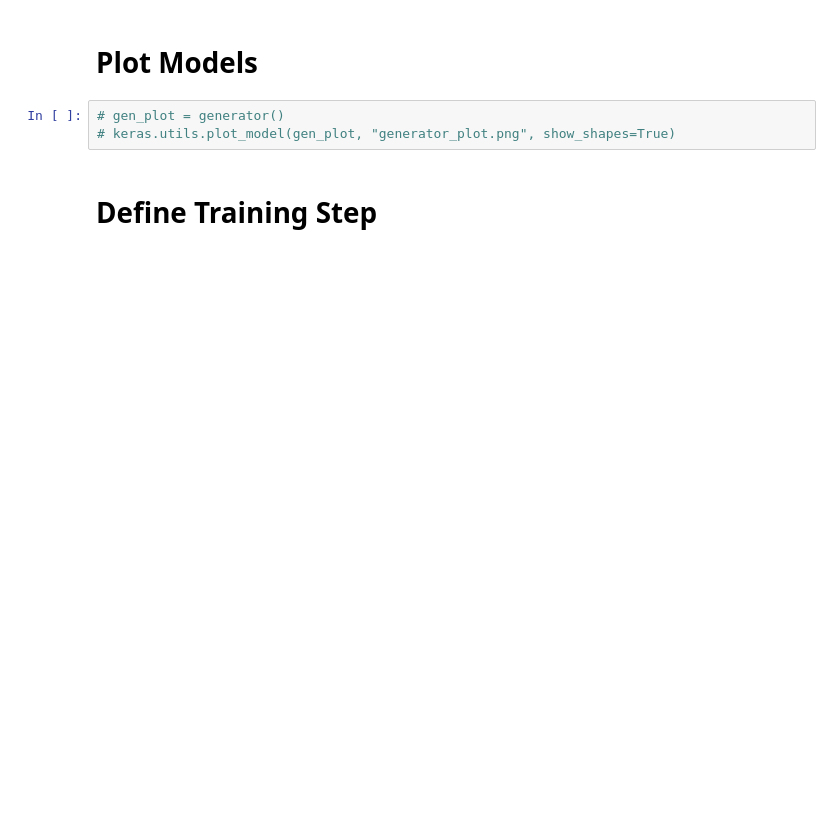
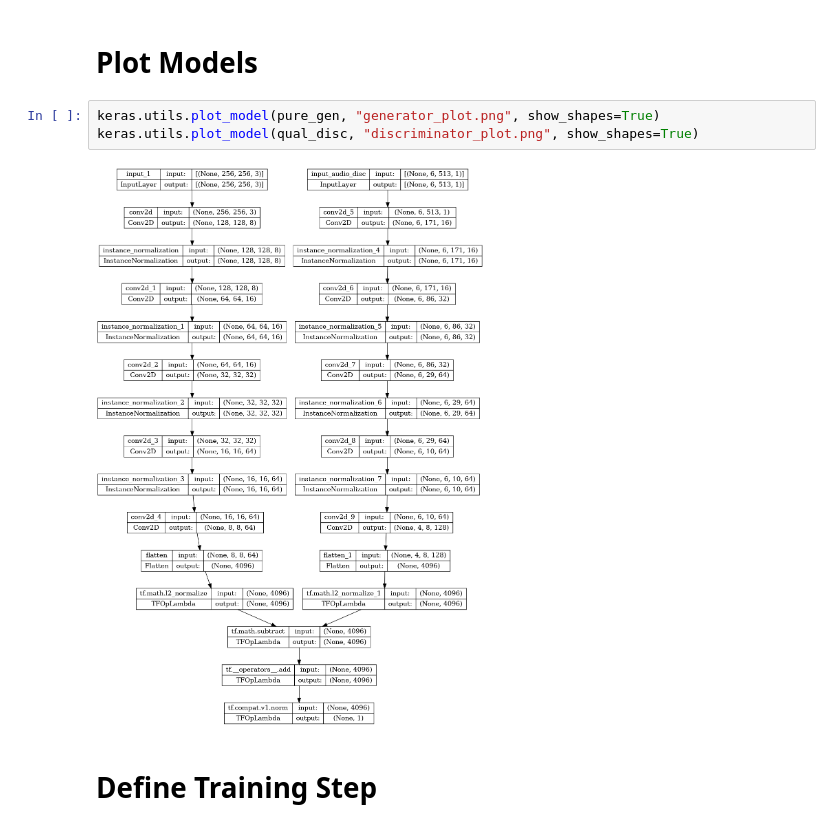
Before and after one commit to BasicallyOk/deepfake-lip-sync, a Jupyter notebook: train_GAN.ipynb, the cells around one changed output. Cells and saved outputs as stored; diff of their text form; blank space fills up the shorter version.

```diff
--- a/train_GAN.ipynb
+++ b/train_GAN.ipynb
@@ -342,8 +343,10 @@ Discriminator returned [[0.48388016]
 # %% [markdown]
 # Plot Models
-# %%
-# gen_plot = generator()
-# keras.utils.plot_model(gen_plot, "generator_plot.png", show_shapes=True)
+# %%
+keras.utils.plot_model(pure_gen, "generator_plot.png", show_shapes=True)
+keras.utils.plot_model(qual_disc, "discriminator_plot.png", show_shapes=True)
+# %% [output]
+[figure, added]
 # %% [markdown]
 # Define Training Step
 # %%
```
Also changed, not shown: parts of 10 cells of this notebook, 36 other files.
